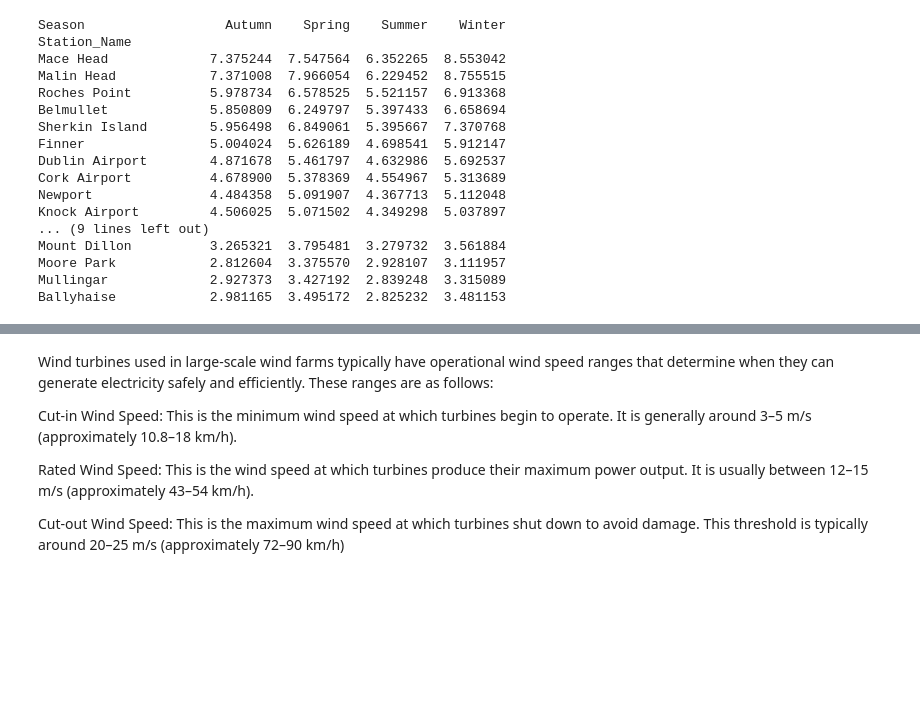
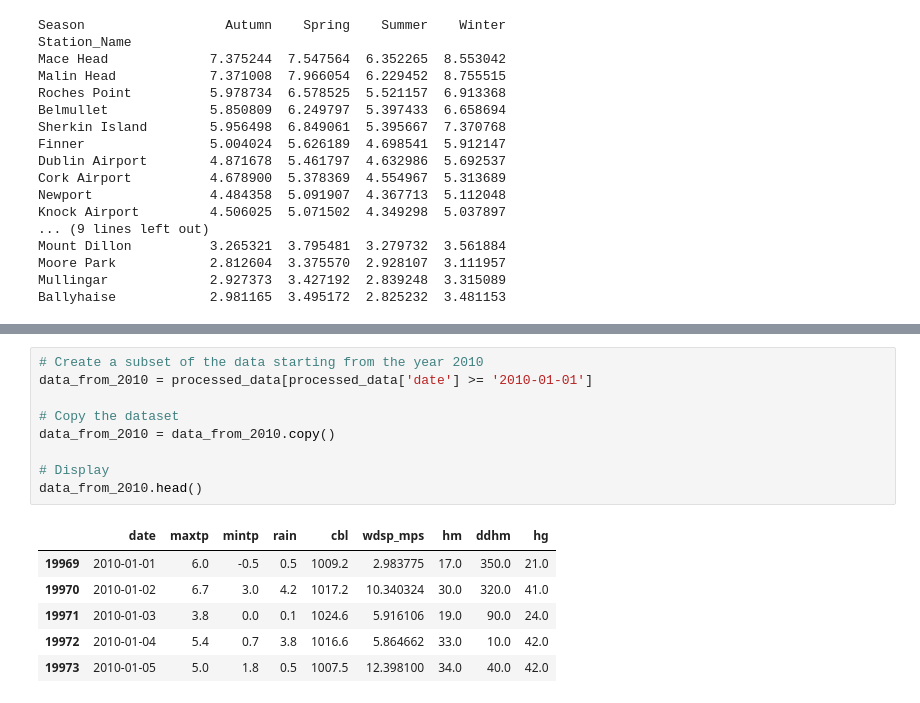
Before and after one commit to YuliiaKharchenko/PFDA, a Jupyter notebook: project/Wind_analisys.ipynb, the cells around one changed output, grey strips where cells are left out. Saved outputs shown, nothing was run; the diff lists cells and outputs as text; blank space fills up the shorter version.

```diff
--- a/project/Wind_analisys.ipynb
+++ b/project/Wind_analisys.ipynb
@@ -478,8 +496,16 @@ Data columns (total 9 columns):
-# %% [markdown]
-Wind turbines used in large-scale wind farms typically have operational wind speed ranges that determine when they can generate electricity safely and efficiently. These ranges are as follows:
-
-Cut-in Wind Speed: This is the minimum wind speed at which turbines begin to operate. It is generally around 3–5 m/s (approximately 10.8–18 km/h).
-
-Rated Wind Speed: This is the wind speed at which turbines produce their maximum power output. It is usually between 12–15 m/s (approximately 43–54 km/h).
-
-Cut-out Wind Speed: This is the maximum wind speed at which turbines shut down to avoid damage. This threshold is typically around 20–25 m/s (approximately 72–90 km/h)
+# %%
+# Create a subset of the data starting from the year 2010
+data_from_2010 = processed_data[processed_data['date'] >= '2010-01-01']
+
+# Copy the dataset
+data_from_2010 = data_from_2010.copy()
+
+# Display
+data_from_2010.head()
+# %% [output]
+|  | date | maxtp | mintp | rain | cbl | wdsp_mps | hm | ddhm | hg |
+| 19969 | 2010-01-01 | 6.0 | -0.5 | 0.5 | 1009.2 | 2.983775 | 17.0 | 350.0 | 21.0 |
+| 19970 | 2010-01-02 | 6.7 | 3.0 | 4.2 | 1017.2 | 10.340324 | 30.0 | 320.0 | 41.0 |
+| 19971 | 2010-01-03 | 3.8 | 0.0 | 0.1 | 1024.6 | 5.916106 | 19.0 | 90.0 | 24.0 |
+| 19972 | 2010-01-04 | 5.4 | 0.7 | 3.8 | 1016.6 | 5.864662 | 33.0 | 10.0 | 42.0 |
+| 19973 | 2010-01-05 | 5.0 | 1.8 | 0.5 | 1007.5 | 12.398100 | 34.0 | 40.0 | 42.0 |
```
Also changed, not shown: parts of 16 cells of this notebook, 1 other file.
